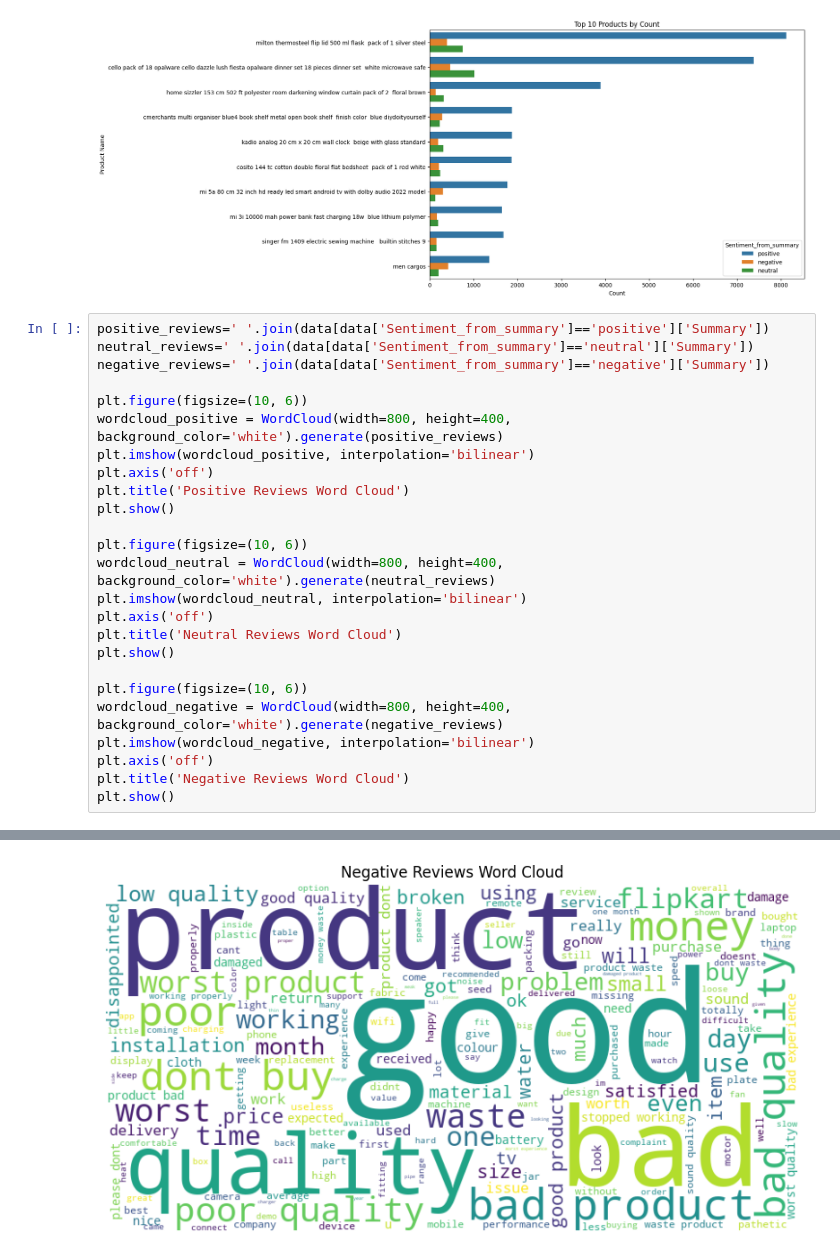
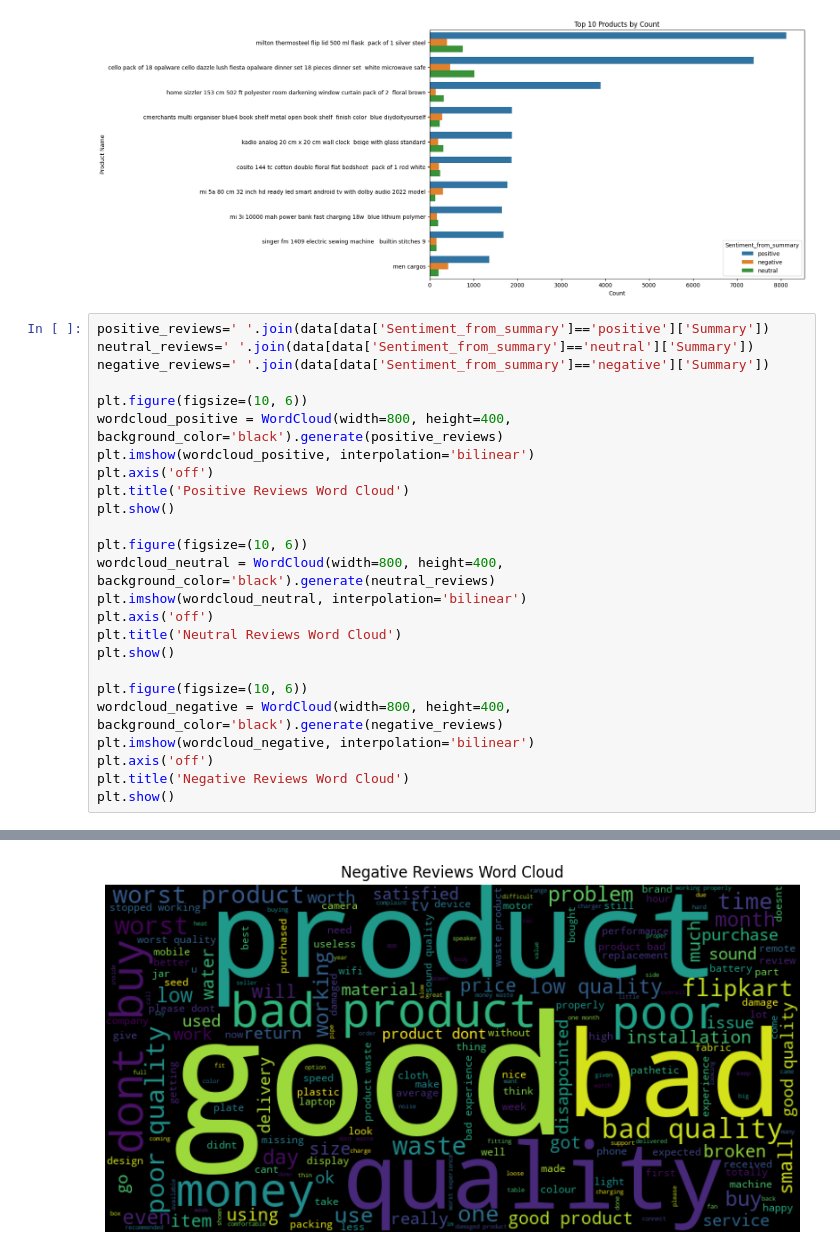
Before and after one commit to anazmuhdd/Flipkart_Review_Analyzer, a Jupyter notebook: notebook 1.ipynb, the cells around one changed output, grey strips where cells are left out. Cells and saved outputs as stored; diff of their text form.

```diff
--- a/notebook 1.ipynb
+++ b/notebook 1.ipynb
@@ -476,21 +463,21 @@ neutral_reviews=' '.join(data[data['Sentiment_from_summary']=='neutral']['Summar
 negative_reviews=' '.join(data[data['Sentiment_from_summary']=='negative']['Summary'])
 
 plt.figure(figsize=(10, 6))
-wordcloud_positive = WordCloud(width=800, height=400, background_color='white').generate(positive_reviews)
+wordcloud_positive = WordCloud(width=800, height=400, background_color='black').generate(positive_reviews)
 plt.imshow(wordcloud_positive, interpolation='bilinear')
 plt.axis('off')
 plt.title('Positive Reviews Word Cloud')
 plt.show()
 
 plt.figure(figsize=(10, 6))
-wordcloud_neutral = WordCloud(width=800, height=400, background_color='white').generate(neutral_reviews)
+wordcloud_neutral = WordCloud(width=800, height=400, background_color='black').generate(neutral_reviews)
 plt.imshow(wordcloud_neutral, interpolation='bilinear')
 plt.axis('off')
 plt.title('Neutral Reviews Word Cloud')
 plt.show()
 
 plt.figure(figsize=(10, 6))
-wordcloud_negative = WordCloud(width=800, height=400, background_color='white').generate(negative_reviews)
+wordcloud_negative = WordCloud(width=800, height=400, background_color='black').generate(negative_reviews)
 plt.imshow(wordcloud_negative, interpolation='bilinear')
 plt.axis('off')
 plt.title('Negative Reviews Word Cloud')
@@ -501 +488 @@ plt.show()
-[figure, old version]
+[figure, new version]
```
Also changed, not shown: parts of 9 cells of this notebook, 14 other files.
